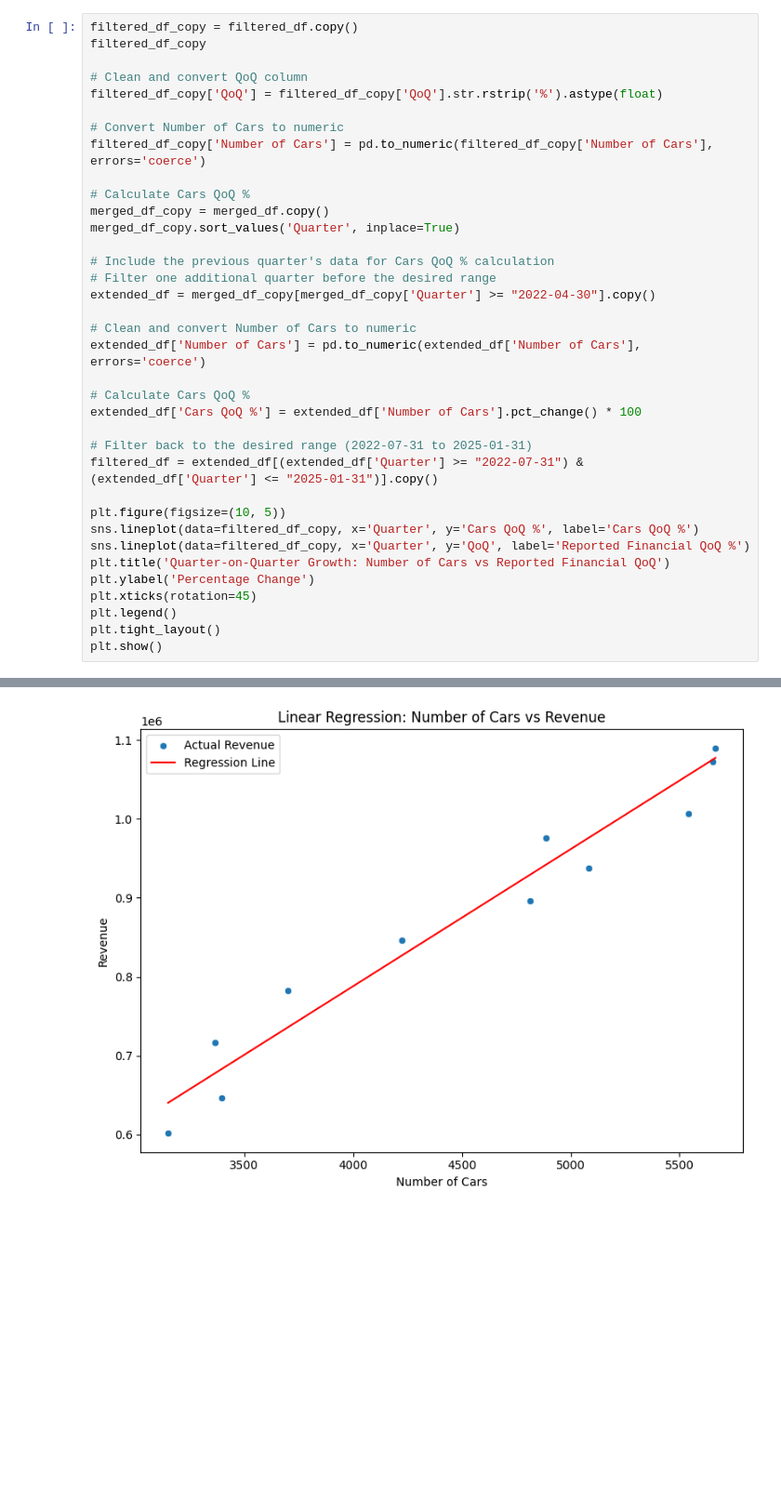
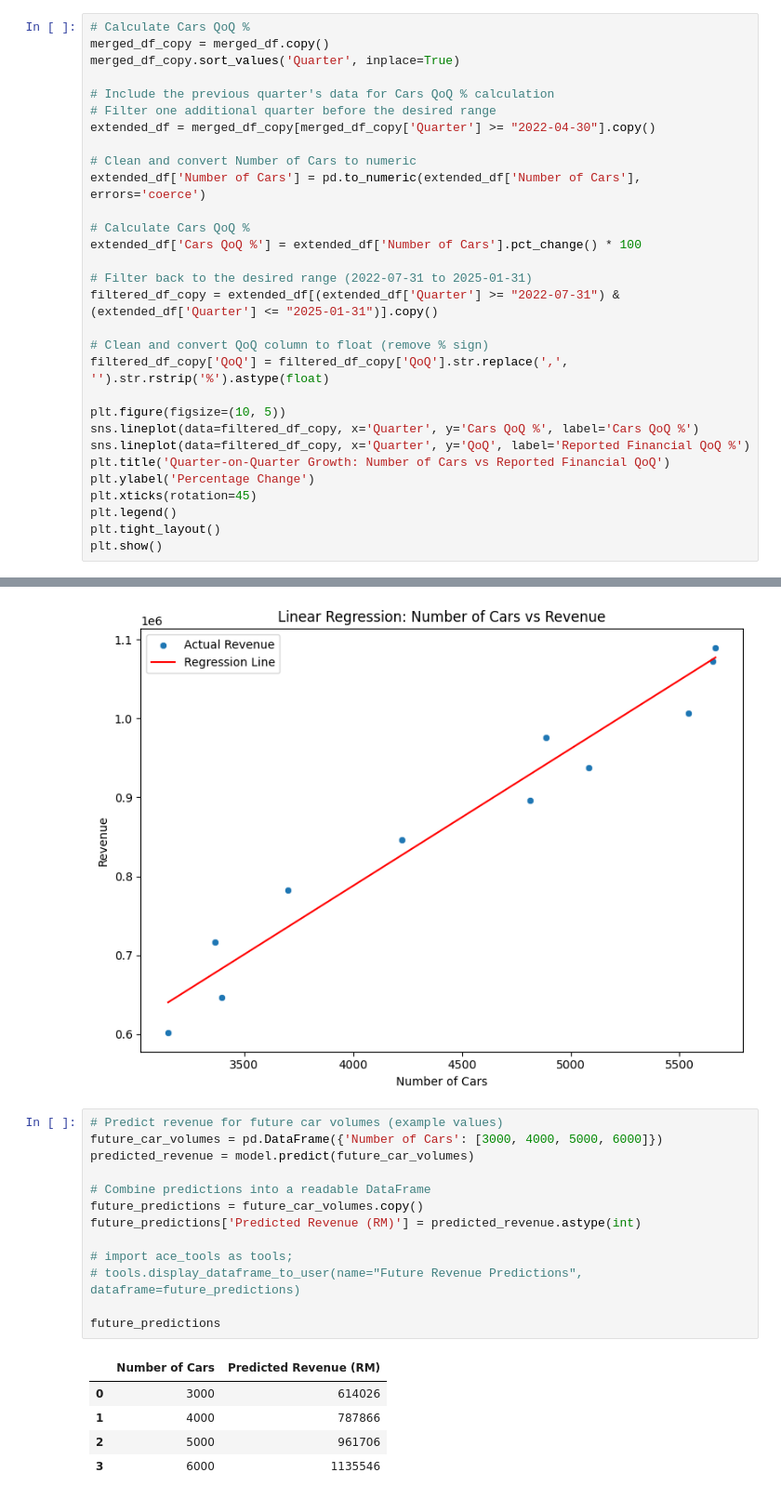
Before and after one commit to yejui626/automotive-bursa, a Jupyter notebook: bermaz_auto_eda.ipynb, the cells around one changed output, grey strips where cells are left out. Shown at 93% size. Cells and saved outputs as stored; diff of their text form; blank space fills up the shorter version.

```diff
--- a/bermaz_auto_eda.ipynb
+++ b/bermaz_auto_eda.ipynb
@@ -151,13 +157,4 @@ plt.show()
 # %%
-filtered_df_copy = filtered_df.copy()
-filtered_df_copy
-
-# Clean and convert QoQ column
-filtered_df_copy['QoQ'] = filtered_df_copy['QoQ'].str.rstrip('%').astype(float)
-
-# Convert Number of Cars to numeric
-filtered_df_copy['Number of Cars'] = pd.to_numeric(filtered_df_copy['Number of Cars'], errors='coerce')
-
 # Calculate Cars QoQ %
 merged_df_copy = merged_df.copy()
 merged_df_copy.sort_values('Quarter', inplace=True)
@@ -173,7 +170,10 @@ extended_df['Number of Cars'] = pd.to_numeric(extended_df['Number of Cars'], err
 extended_df['Cars QoQ %'] = extended_df['Number of Cars'].pct_change() * 100
 
 # Filter back to the desired range (2022-07-31 to 2025-01-31)
-filtered_df = extended_df[(extended_df['Quarter'] >= "2022-07-31") & (extended_df['Quarter'] <= "2025-01-31")].copy()
+filtered_df_copy = extended_df[(extended_df['Quarter'] >= "2022-07-31") & (extended_df['Quarter'] <= "2025-01-31")].copy()
+
+# Clean and convert QoQ column to float (remove % sign)
+filtered_df_copy['QoQ'] = filtered_df_copy['QoQ'].str.replace(',', '').str.rstrip('%').astype(float)
 
 plt.figure(figsize=(10, 5))
 sns.lineplot(data=filtered_df_copy, x='Quarter', y='Cars QoQ %', label='Cars QoQ %')
@@ -303,3 +303,22 @@ plt.tight_layout()
 plt.show()
 # %% [output]
 [figure]
+# %%
+# Predict revenue for future car volumes (example values)
+future_car_volumes = pd.DataFrame({'Number of Cars': [3000, 4000, 5000, 6000]})
+predicted_revenue = model.predict(future_car_volumes)
+
+# Combine predictions into a readable DataFrame
+future_predictions = future_car_volumes.copy()
+future_predictions['Predicted Revenue (RM)'] = predicted_revenue.astype(int)
+
+# import ace_tools as tools;
+# tools.display_dataframe_to_user(name="Future Revenue Predictions", dataframe=future_predictions)
+
+future_predictions
+# %% [output]
+|  | Number of Cars | Predicted Revenue (RM) |
+| 0 | 3000 | 614026 |
+| 1 | 4000 | 787866 |
+| 2 | 5000 | 961706 |
+| 3 | 6000 | 1135546 |
```
Also changed, not shown: parts of 5 cells of this notebook.
